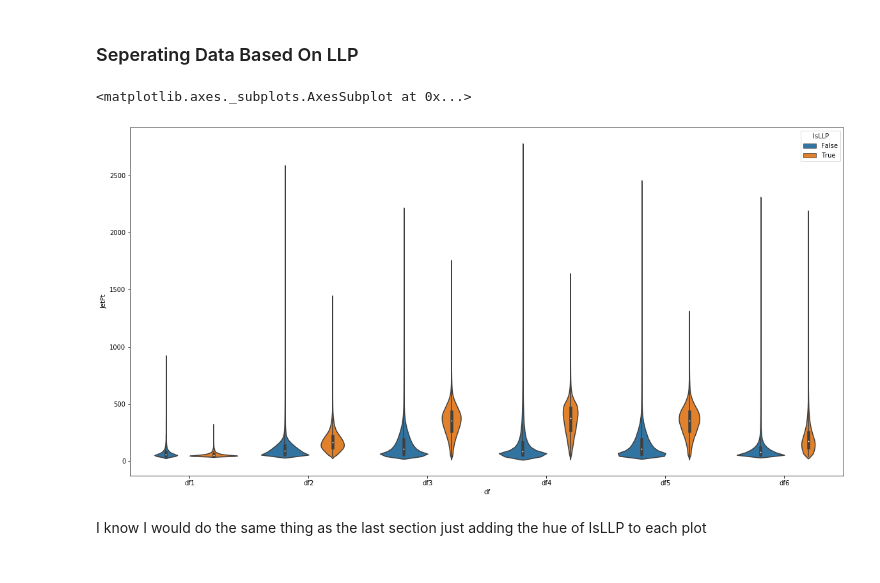
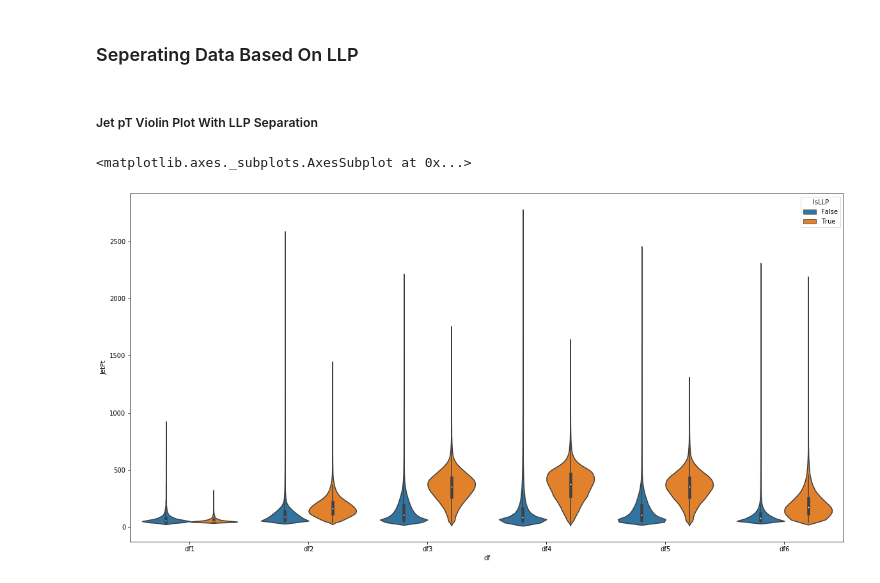
Before and after one commit to 2020-Winter-427/03-long-lived-particle-simulation-data-tsuejace, a Jupyter notebook: LLP.ipynb, the cells around one changed output. Drawn from its saved outputs; the diff is of its cells as text; code cells hidden in the pictures.

```diff
--- a/LLP.ipynb
+++ b/LLP.ipynb
@@ -137,14 +130,10 @@ I am pretty confident the graph would come out correctly just I am not sure if t
 # %% [markdown]
 <h3>Seperating Data Based On LLP</h3>
+# %% [markdown]
+<h5>Jet pT Violin Plot With LLP Separation</h5>
 # %%
 #Seperates the data by LLP
-sns.violinplot(data = dataSet1, x = 'df', y = 'JetPt', hue = 'IsLLP')
-
-#Uncomment if uncommented other code
-#sns.violinplot(data = dataSet1, x = 'df', y = 'Decay Length 3D', hue = 'IsLLP')
-#sns.violinplot(data = dataSet1, x = 'df', y = 'Decay Length 2D', hue = 'IsLLP')
+sns.violinplot(data = dataSet1, x = 'df', y = 'JetPt', hue = 'IsLLP', scale = 'width')
 # %% [output]
 <matplotlib.axes._subplots.AxesSubplot at 0x...>
-[figure, old version]
+[figure, new version]
-# %% [markdown]
-I know I would do the same thing as the last section just adding the hue of IsLLP to each plot
```
Also changed, not shown: parts of 19 cells of this notebook.
